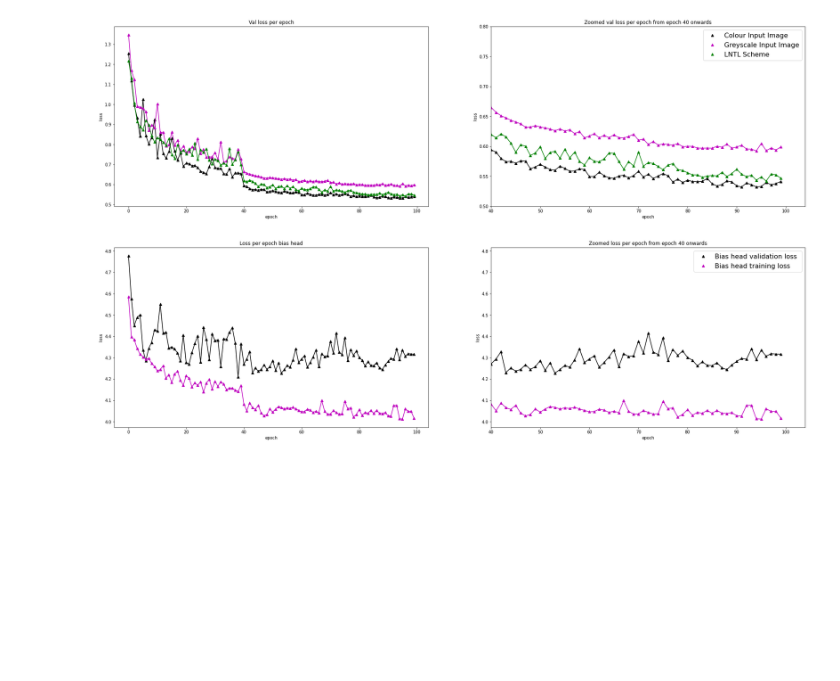
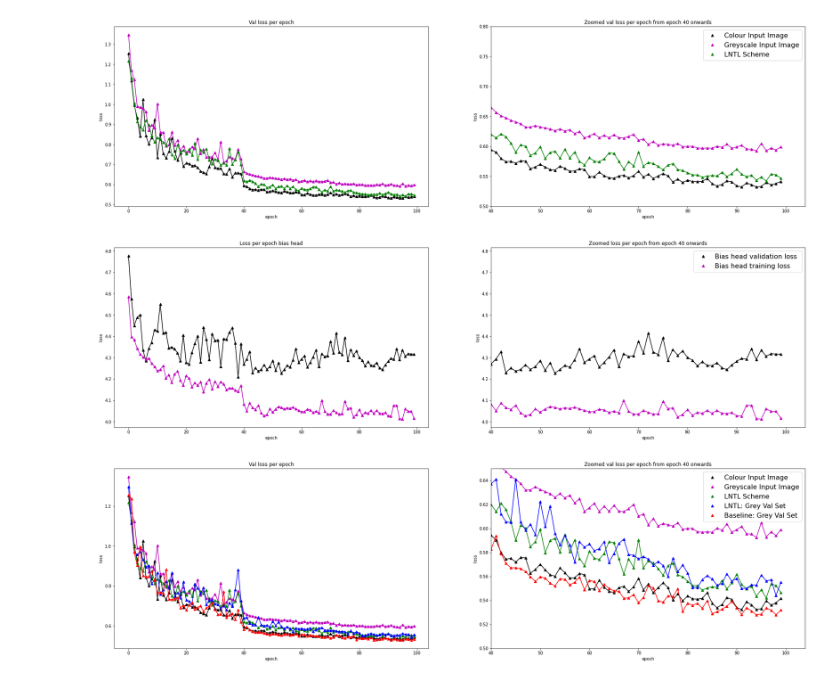
Before and after one commit to JackStelling/BiasMitigation, a Jupyter notebook: LNTL/utils/visualisations.ipynb, the cells around one changed output. Drawn from its saved outputs; the diff is of its cells as text; code cells hidden in the pictures; blank space fills up the shorter version.

Commit message:
greyscale val experiments conducted

```diff
--- a/LNTL/utils/visualisations.ipynb
+++ b/LNTL/utils/visualisations.ipynb
@@ -179,3 +186,71 @@ plt.legend(loc='upper right', prop={'size': 16})
 plt.show()
 # %% [output]
 [figure]
+# %%
+# Read in the next pickles:
+
+#LNTL Bias and Seg
+LNTL_greyscale_val_images_train_seg_head = pd.read_pickle('/content/drive/MyDrive/BiasMitigation/LNTL/training_logs/Deeplab/Cityscapes/LNTL/Exp2_Stage1/epoch_losses_train.pkl')
+LNTL_greyscale_val_images_val_seg_head = pd.read_pickle('/content/drive/MyDrive/BiasMitigation/LNTL/training_logs/Deeplab/Cityscapes/LNTL/Exp2_Stage1/epoch_losses_val.pkl')
+LNTL_greyscale_val_images_train_bias_head = pd.read_pickle('/content/drive/MyDrive/BiasMitigation/LNTL/training_logs/Deeplab/Cityscapes/LNTL/Exp2_Stage1/epoch_losses_train_bias_head.pkl')
+LNTL_greyscale_val_images_val_bias_head = pd.read_pickle('/content/drive/MyDrive/BiasMitigation/LNTL/training_logs/Deeplab/Cityscapes/LNTL/Exp2_Stage1/epoch_losses_val_bias_head.pkl')
+
+#Colour baseline only seg
+colour_greyscale_val_images_train = pd.read_pickle('/content/drive/MyDrive/BiasMitigation/LNTL/training_logs/Deeplab/Cityscapes/baseline/colour/Exp5_Stage1/epoch_losses_train.pkl')
+colour_greyscale_val_images_val =  pd.read_pickle('/content/drive/MyDrive/BiasMitigation/LNTL/training_logs/Deeplab/Cityscapes/baseline/colour/Exp5_Stage1/epoch_losses_val.pkl')
+# %%
+# Plotting the LNTL and baseline colour methods with a greyscale validation set. vs. the greyscale baseline.
+
+
+plt.figure(figsize=(30, 8))
+
+# All epochs
+plt.subplot(1, 2, 1)
+#
+plt.plot(colour_val, "k^")
+plt.plot(colour_val, "k")
+#
+plt.plot(greyscale_val, "m^")
+plt.plot(greyscale_val, "m")
+#
+plt.plot(LNTL_val_seg_head, 'g^')
+plt.plot(LNTL_val_seg_head, 'g')
+# New lines
+plt.plot(LNTL_greyscale_val_images_val_seg_head, 'b^')
+plt.plot(LNTL_greyscale_val_images_val_seg_head, 'b')
+#
+plt.plot(colour_greyscale_val_images_val, 'r^')
+plt.plot(colour_greyscale_val_images_val, 'r')
+
+plt.ylabel("loss")
+plt.xlabel("epoch")
+plt.title("Val loss per epoch")
+#~~~~~~~~~~~~~~~~~~~~~~~~~~~~~~~~~~~~~~~~~~~~~~~~~~~~~~~~~~~~~~~~~~~~~~~~~~~~~~~
+# Zoomed in
+plt.subplot(1, 2, 2)
+#
+plt.plot(colour_val, "k^", label= 'Colour Input Image')
+plt.plot(colour_val, "k")
+#
+plt.plot(greyscale_val, "m^", label= 'Greyscale Input Image')
+plt.plot(greyscale_val, "m")
+#
+plt.plot(LNTL_val_seg_head, 'g^', label='LNTL Scheme')
+plt.plot(LNTL_val_seg_head, 'g')
+# New lines
+plt.plot(LNTL_greyscale_val_images_val_seg_head, 'b^', label = 'LNTL: Grey Val Set')
+plt.plot(LNTL_greyscale_val_images_val_seg_head, 'b')
+#
+plt.plot(colour_greyscale_val_images_val, 'r^', label = 'Baseline: Grey Val Set')
+plt.plot(colour_greyscale_val_images_val, 'r')
+#
+plt.xlim(left=40)
+plt.ylim(0.5, 0.65)
+plt.ylabel("loss")
+plt.xlabel("epoch")
+plt.title("Zoomed val loss per epoch from epoch 40 onwards")
+plt.legend(loc='upper right', prop={'size': 16})
+
+plt.show()
+# %% [output]
+[figure, added]
```
Also changed, not shown: parts of 8 cells of this notebook, 16 other files.
